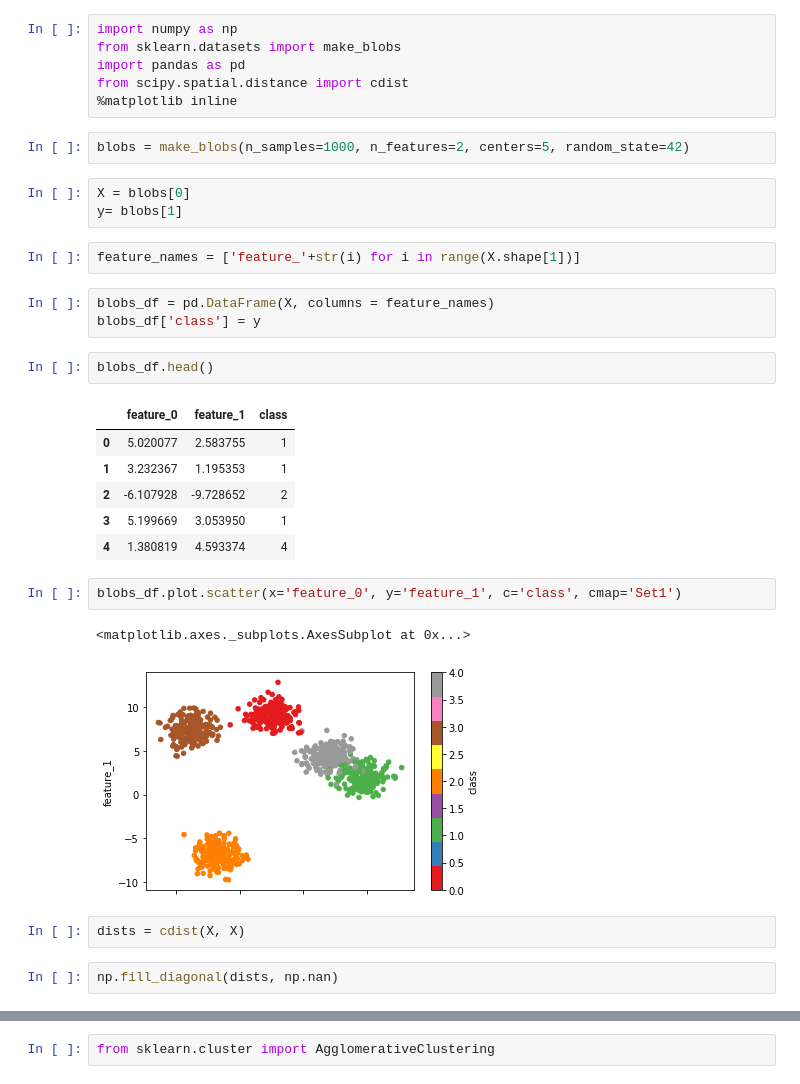
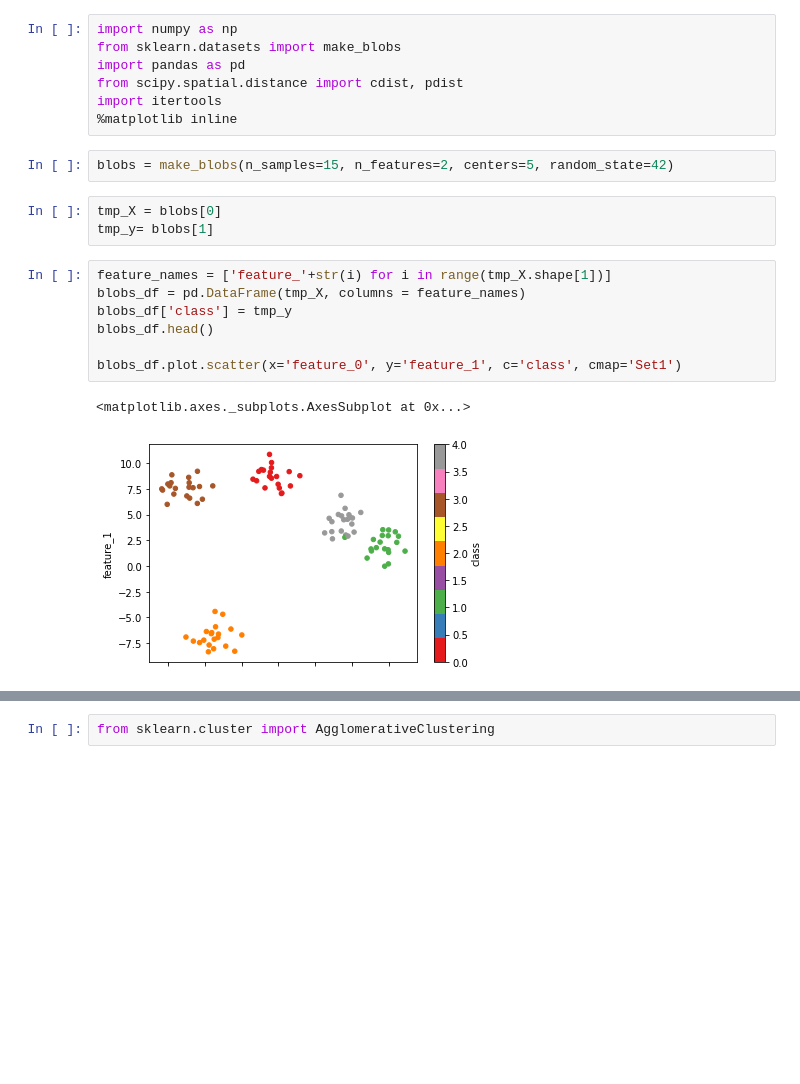
Before and after one commit to djkjohnston/ML_from_scratch_GA_DSI_Capstone, a Jupyter notebook: HierarchicalClustering.ipynb, the cells around one changed output, grey strips where cells are left out. Drawn from its saved outputs; the diff is of its cells as text; blank space fills up the shorter version.

```diff
--- a/HierarchicalClustering.ipynb
+++ b/HierarchicalClustering.ipynb
@@ -2,33 +2,21 @@
 import numpy as np
 from sklearn.datasets import make_blobs
 import pandas as pd
-from scipy.spatial.distance import cdist
+from scipy.spatial.distance import cdist, pdist
+import itertools
 %matplotlib inline
 # %%
-blobs = make_blobs(n_samples=1000, n_features=2, centers=5, random_state=42)
+blobs = make_blobs(n_samples=15, n_features=2, centers=5, random_state=42)
 # %%
-X = blobs[0]
-y= blobs[1]
+tmp_X = blobs[0]
+tmp_y= blobs[1]
 # %%
-feature_names = ['feature_'+str(i) for i in range(X.shape[1])]
+feature_names = ['feature_'+str(i) for i in range(tmp_X.shape[1])]
+blobs_df = pd.DataFrame(tmp_X, columns = feature_names)
+blobs_df['class'] = tmp_y
+blobs_df.head()
+
+blobs_df.plot.scatter(x='feature_0', y='feature_1', c='class', cmap='Set1')
+# %% [output]
+<matplotlib.axes._subplots.AxesSubplot at 0x...>
+[figure, added]
-# %%
-blobs_df = pd.DataFrame(X, columns = feature_names)
-blobs_df['class'] = y
-# %%
-blobs_df.head()
-# %% [output]
-|  | feature_0 | feature_1 | class |
-| 0 | 5.020077 | 2.583755 | 1 |
-| 1 | 3.232367 | 1.195353 | 1 |
-| 2 | -6.107928 | -9.728652 | 2 |
-| 3 | 5.199669 | 3.053950 | 1 |
-| 4 | 1.380819 | 4.593374 | 4 |
-# %%
-blobs_df.plot.scatter(x='feature_0', y='feature_1', c='class', cmap='Set1')
-# %% [output]
-<matplotlib.axes._subplots.AxesSubplot at 0x...>
-[figure, removed]
-# %%
-dists = cdist(X, X)
-# %%
-np.fill_diagonal(dists, np.nan)
```
Also changed, not shown: parts of 20 cells of this notebook, 4 other files.
